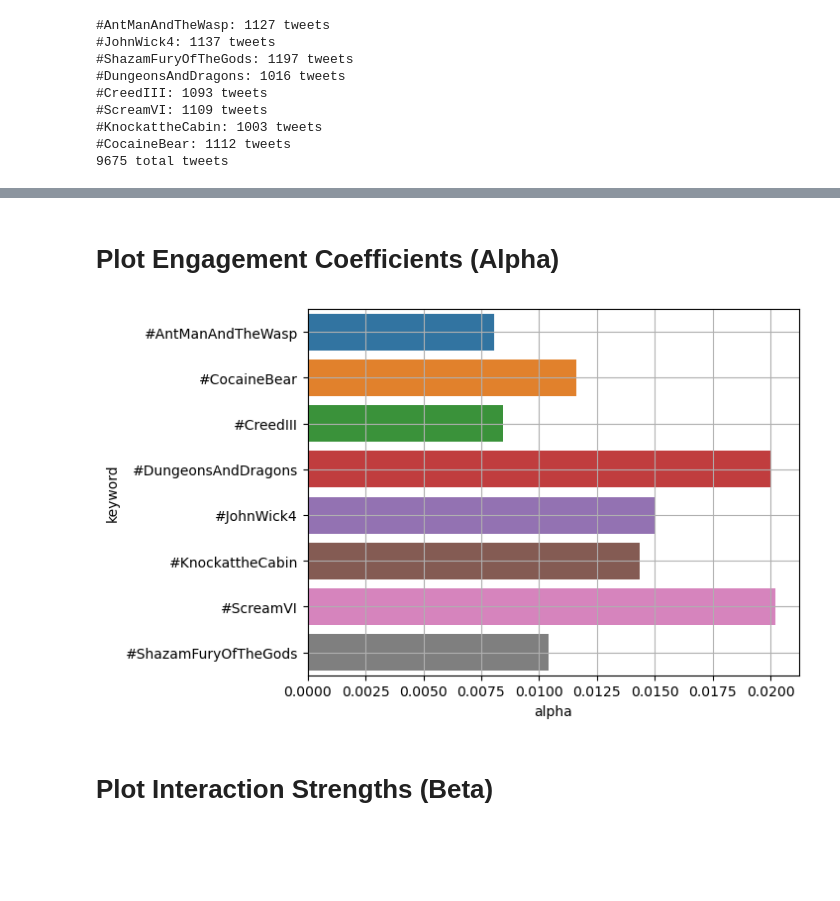
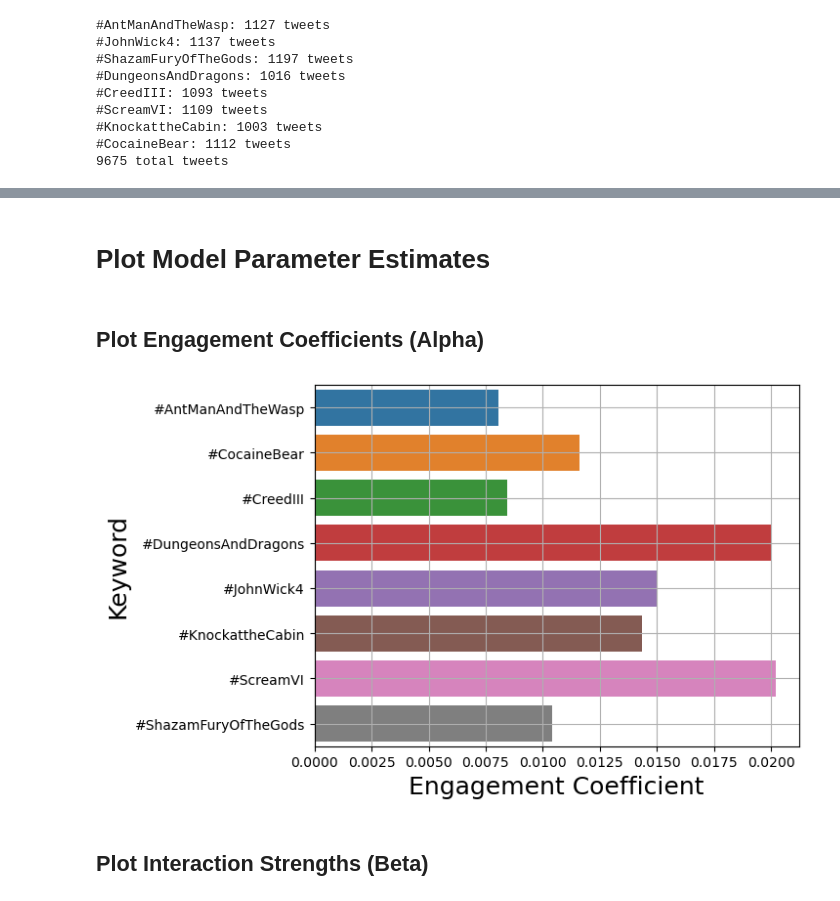
Before and after one commit to zlisto/social_media_analytics, a Jupyter notebook: Lecture16_Engagement.ipynb, the cells around one changed output, grey strips where cells are left out. Saved outputs shown, nothing was run; the diff lists cells and outputs as text; code cells hidden in the pictures; blank space fills up the shorter version.

```diff
--- a/Lecture16_Engagement.ipynb
+++ b/Lecture16_Engagement.ipynb
@@ -108,14 +115,18 @@ plt.show()
 # %%
 df_alpha, df_beta = engagement_estimate(df)
+# %% [markdown]
+# Plot Model Parameter Estimates
 # %% [markdown]
-# Plot Engagement Coefficients (Alpha)
+## Plot Engagement Coefficients (Alpha)
 # %%
 sns.barplot(data = df_alpha, y = 'keyword', x = 'alpha')
+plt.xlabel('Engagement Coefficient', fontsize =18)
+plt.ylabel('Keyword', fontsize =18)
 plt.grid()
 plt.show()
 # %% [output]
-[figure, old version]
+[figure, new version]
 # %% [markdown]
-# Plot Interaction Strengths (Beta)
+## Plot Interaction Strengths (Beta)
 # %%
 sns.barplot(data = df_beta, x = 'interaction', y = 'beta')
```
Also changed, not shown: parts of 19 cells of this notebook.
